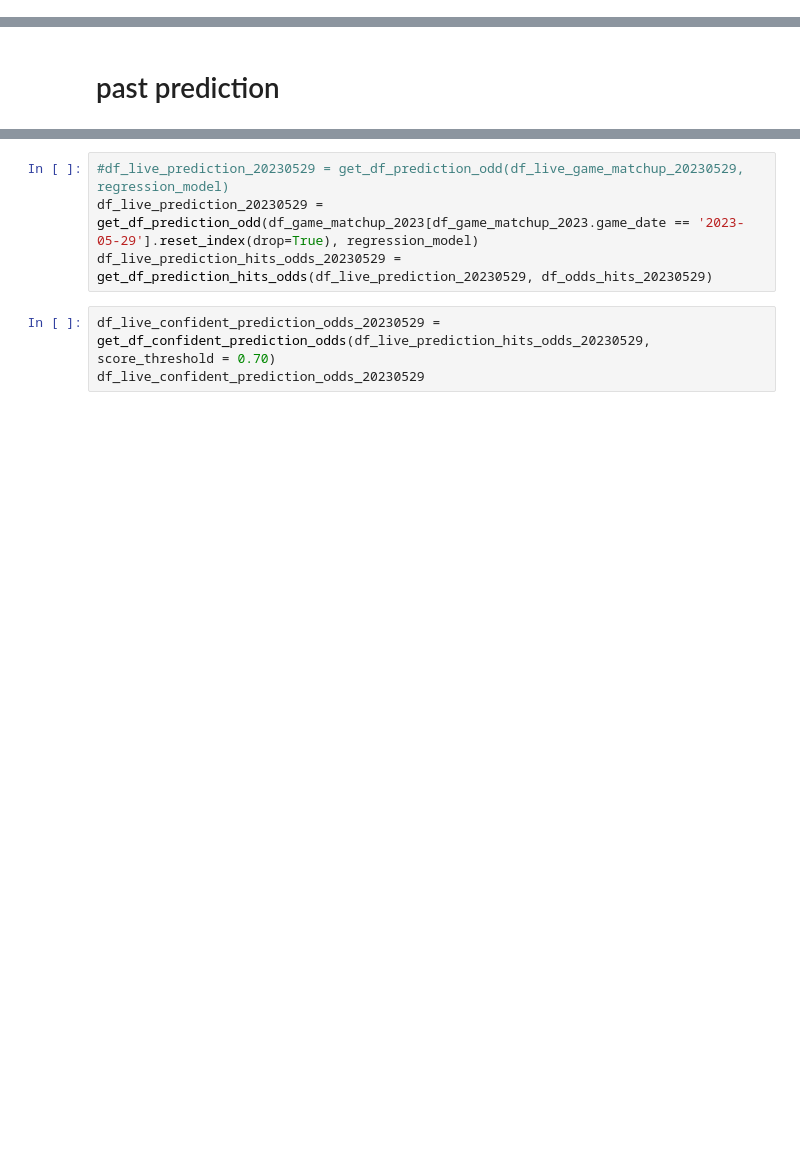
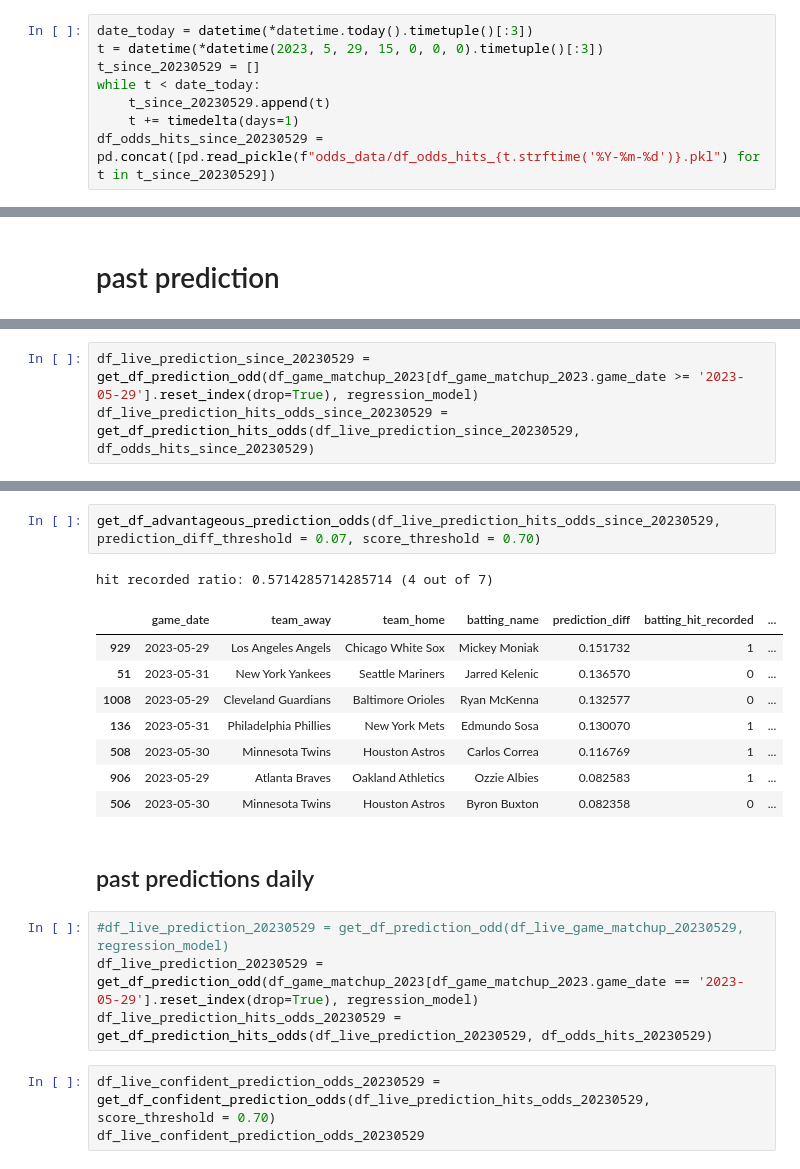
Before and after one commit to sculd/mlb-props, a Jupyter notebook: sandbox_live_bet.ipynb, the cells around one changed output, grey strips where cells are left out. Drawn from its saved outputs; the diff is of its cells as text; blank space fills up the shorter version.

Commit message:
sandbox live bet

```diff
--- a/sandbox_live_bet.ipynb
+++ b/sandbox_live_bet.ipynb
@@ -43,6 +43,14 @@ df_live_odds_hits = pd.read_pickle(f"odds_data/df_odds_hits_{date_today}.pkl")
 # %%
 df_odds_hits_20230529 = pd.read_pickle(f"odds_data/df_odds_hits_2023-05-29.pkl")
 df_odds_hits_20230530 = pd.read_pickle(f"odds_data/df_odds_hits_2023-05-30.pkl")
+# %%
+date_today = datetime(*datetime.today().timetuple()[:3])
+t = datetime(*datetime(2023, 5, 29, 15, 0, 0, 0).timetuple()[:3])
+t_since_20230529 = []
+while t < date_today:
+    t_since_20230529.append(t)
+    t += timedelta(days=1)
+df_odds_hits_since_20230529 = pd.concat([pd.read_pickle(f"odds_data/df_odds_hits_{t.strftime('%Y-%m-%d')}.pkl") for t in t_since_20230529])
 # %%
 # matchup decorated with previous date should have result
 df_live_game_matchup_20230529 = pd.read_pickle(f'collect_data/df_live_game_matchup_2023-05-29.pkl')
@@ -126,0 +137,3 @@ hit recorded ratio: 0.16666666666666666 (1 out of 6)
+# %%
+df_live_prediction_since_20230529 = get_df_prediction_odd(df_game_matchup_2023[df_game_matchup_2023.game_date >= '2023-05-29'].reset_index(drop=True), regression_model)
+df_live_prediction_hits_odds_since_20230529 = get_df_prediction_hits_odds(df_live_prediction_since_20230529, df_odds_hits_since_20230529)
@@ -127,3 +150,17 @@ hit recorded ratio: 0.16666666666666666 (1 out of 6)
+# %%
+get_df_advantageous_prediction_odds(df_live_prediction_hits_odds_since_20230529, prediction_diff_threshold = 0.07, score_threshold = 0.70)
+# %% [output]
+hit recorded ratio: 0.5714285714285714 (4 out of 7)
+|  | game_date | team_away | team_home | batting_name | prediction_diff | batting_hit_recorded | ... |
+| 929 | 2023-05-29 | Los Angeles Angels | Chicago White Sox | Mickey Moniak | 0.151732 | 1 | ... |
+| 51 | 2023-05-31 | New York Yankees | Seattle Mariners | Jarred Kelenic | 0.136570 | 0 | ... |
+| 1008 | 2023-05-29 | Cleveland Guardians | Baltimore Orioles | Ryan McKenna | 0.132577 | 0 | ... |
+| 136 | 2023-05-31 | Philadelphia Phillies | New York Mets | Edmundo Sosa | 0.130070 | 1 | ... |
+| 508 | 2023-05-30 | Minnesota Twins | Houston Astros | Carlos Correa | 0.116769 | 1 | ... |
+| 906 | 2023-05-29 | Atlanta Braves | Oakland Athletics | Ozzie Albies | 0.082583 | 1 | ... |
+| 506 | 2023-05-30 | Minnesota Twins | Houston Astros | Byron Buxton | 0.082358 | 0 | ... |
+# %% [markdown]
+## past predictions daily
 # %%
 #df_live_prediction_20230529 = get_df_prediction_odd(df_live_game_matchup_20230529, regression_model)
 df_live_prediction_20230529 = get_df_prediction_odd(df_game_matchup_2023[df_game_matchup_2023.game_date == '2023-05-29'].reset_index(drop=True), regression_model)
```
Also changed, not shown: parts of 4 cells of this notebook.
